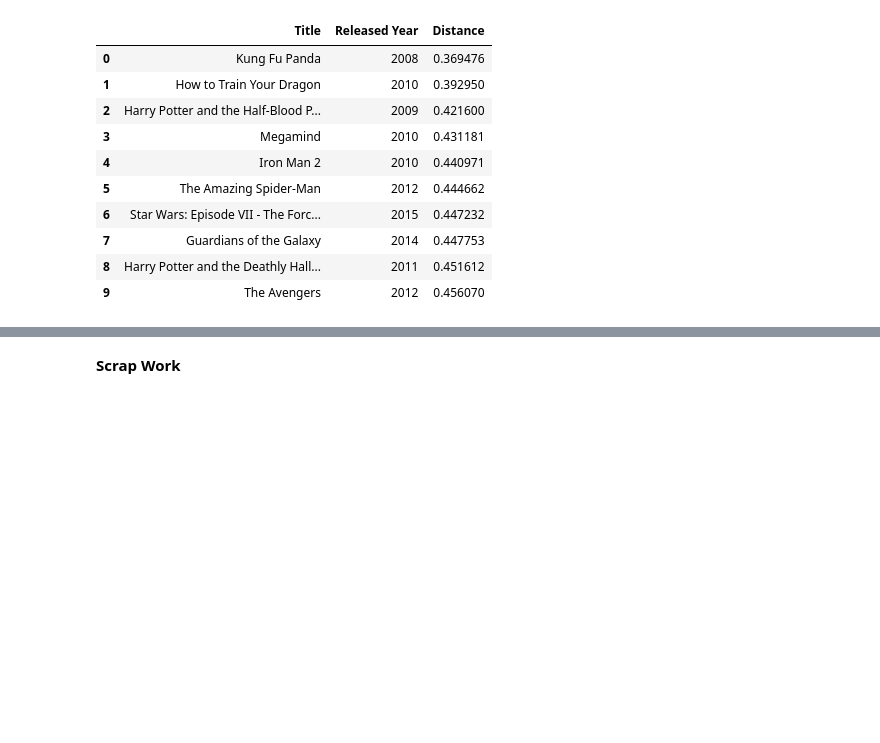
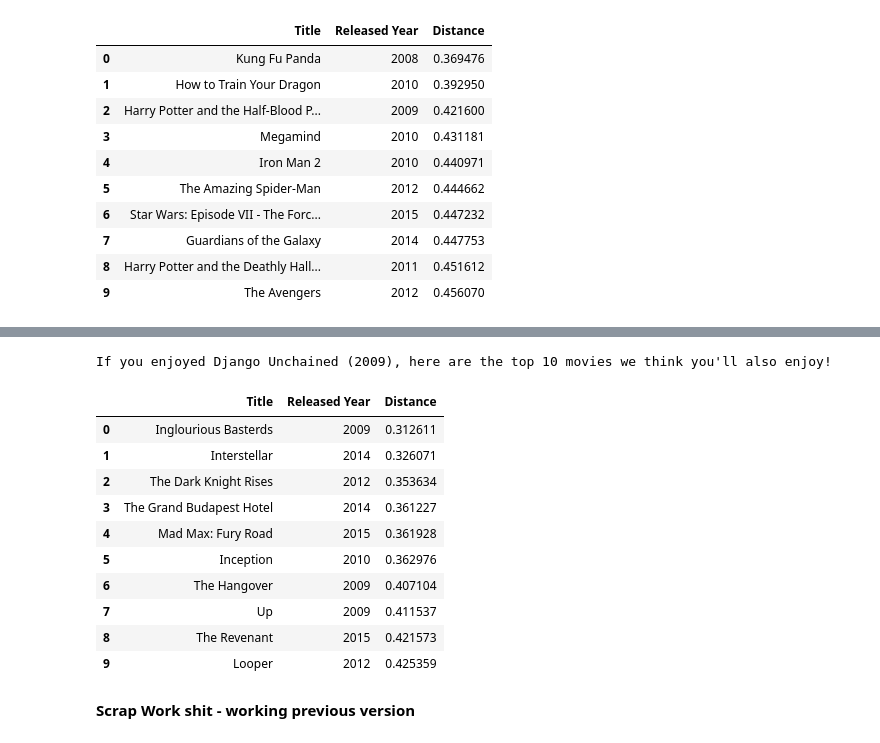
Before and after one commit to proman2520/project-4, a Jupyter notebook: Project4_accmodel_local_v2.ipynb, the cells around one changed output, grey strips where cells are left out. Drawn from its saved outputs; the diff is of its cells as text; code cells hidden in the pictures; blank space fills up the shorter version.

```diff
--- a/Project4_accmodel_local_v2.ipynb
+++ b/Project4_accmodel_local_v2.ipynb
@@ -234,5 +250,20 @@ If you enjoyed Despicable Me (2008), here are the top 10 movies we think you'll
+# %%
+getrecs('Django Unchained')
+# %% [output]
+If you enjoyed Django Unchained (2009), here are the top 10 movies we think you'll also enjoy!
+|  | Title | Released Year | Distance |
+| 0 | Inglourious Basterds | 2009 | 0.312611 |
+| 1 | Interstellar | 2014 | 0.326071 |
+| 2 | The Dark Knight Rises | 2012 | 0.353634 |
+| 3 | The Grand Budapest Hotel | 2014 | 0.361227 |
+| 4 | Mad Max: Fury Road | 2015 | 0.361928 |
+| 5 | Inception | 2010 | 0.362976 |
+| 6 | The Hangover | 2009 | 0.407104 |
+| 7 | Up | 2009 | 0.411537 |
+| 8 | The Revenant | 2015 | 0.421573 |
+| 9 | Looper | 2012 | 0.425359 |
 # %% [markdown]
-**Scrap Work**
+**Scrap Work shit - working previous version**
 # %%
 # def getrecs(movie):
 #     moviestorec = 10
```
Also changed, not shown: parts of 4 cells of this notebook.
